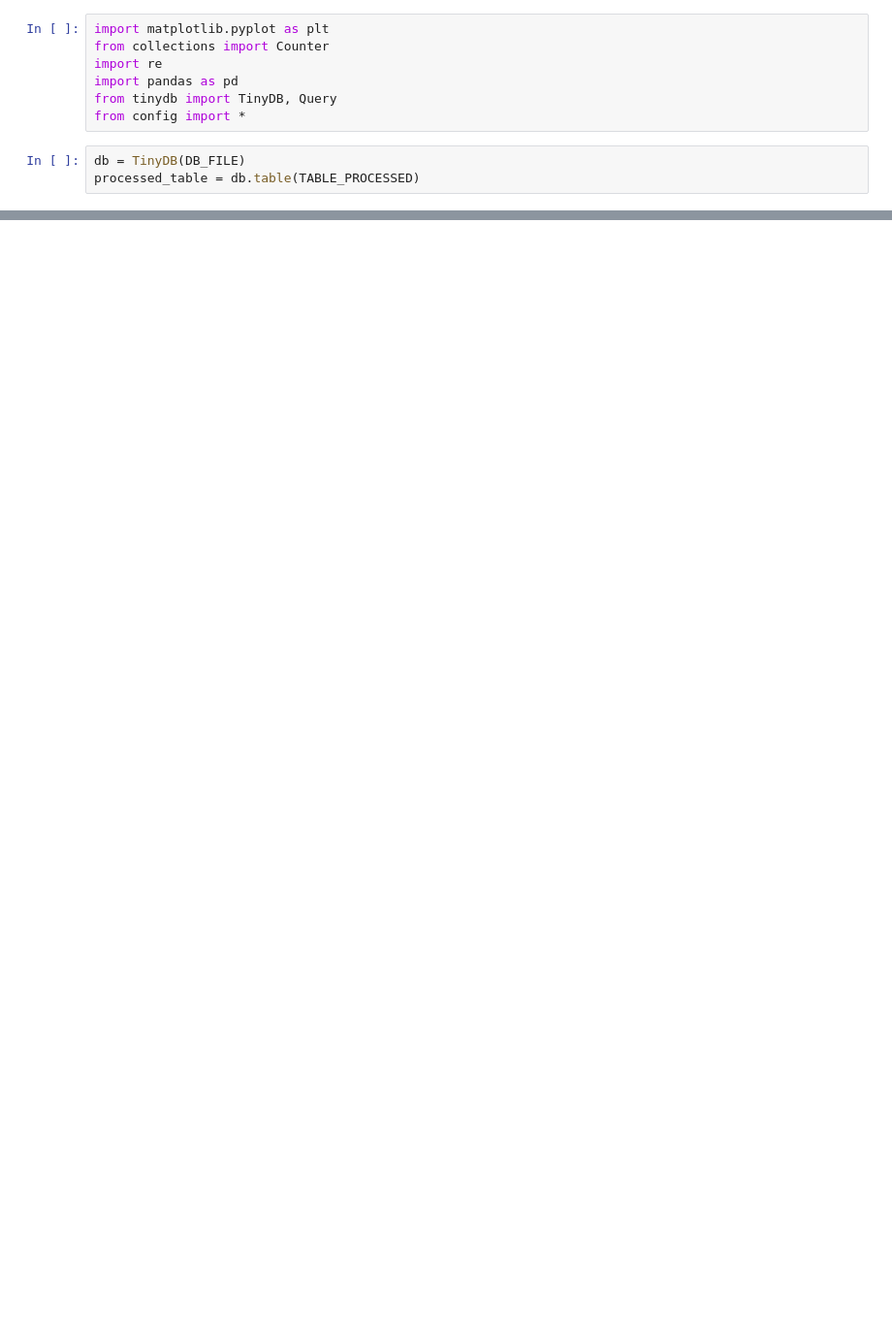
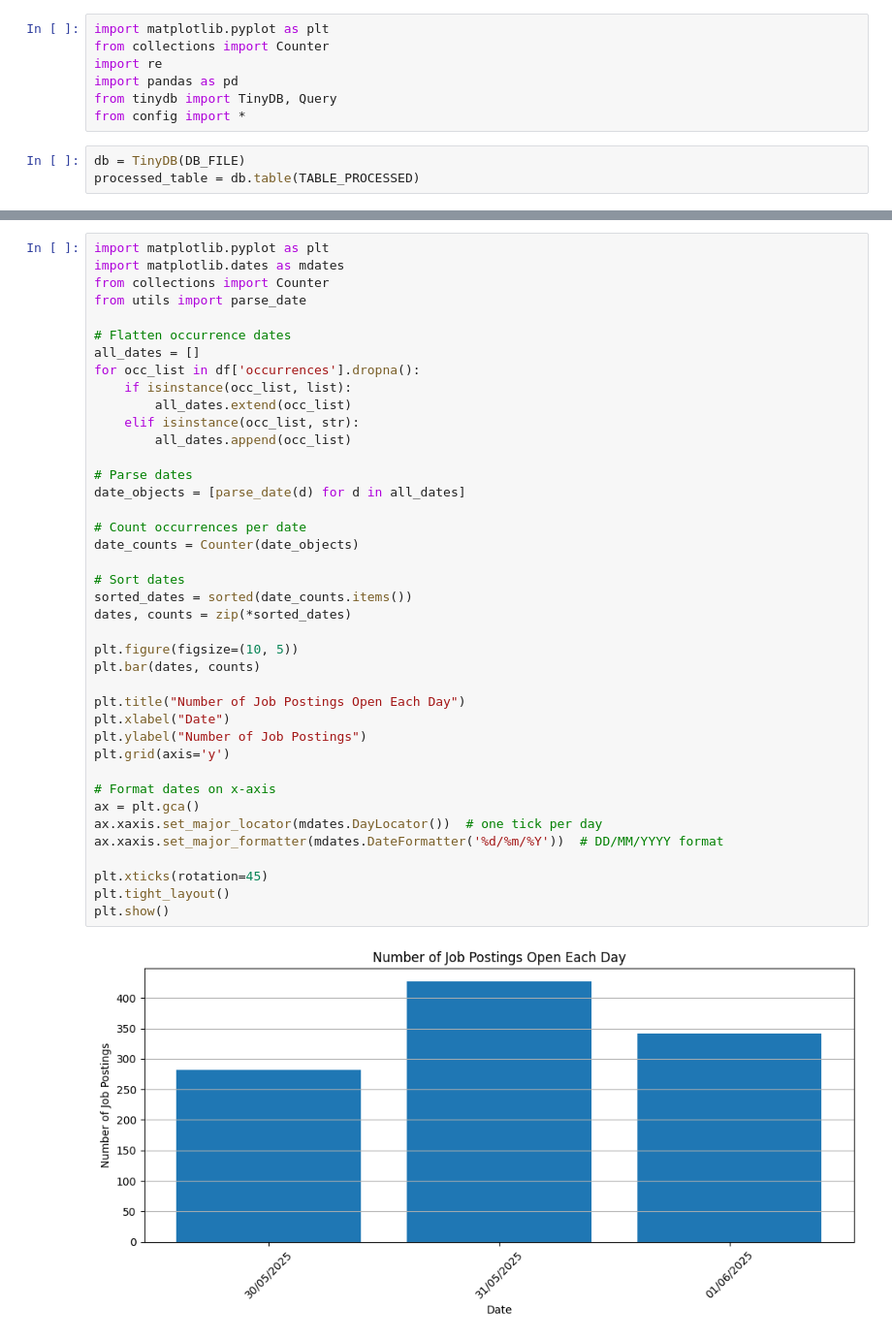
Before and after one commit to CatalinPlesu/job_market_md_refactor, a Jupyter notebook: job_analyzer.ipynb, the cells around one changed output, grey strips where cells are left out. Shown at 97% size. Saved outputs shown, nothing was run; the diff lists cells and outputs as text; blank space fills up the shorter version.

```diff
--- a/job_analyzer.ipynb
+++ b/job_analyzer.ipynb
@@ -41,3 +116,45 @@ memory usage: 86.8+ KB
+# %%
+import matplotlib.pyplot as plt
+import matplotlib.dates as mdates
+from collections import Counter
+from utils import parse_date
+
+# Flatten occurrence dates
+all_dates = []
+for occ_list in df['occurrences'].dropna():
+    if isinstance(occ_list, list):
+        all_dates.extend(occ_list)
+    elif isinstance(occ_list, str):
+        all_dates.append(occ_list)
+
+# Parse dates
+date_objects = [parse_date(d) for d in all_dates]
+
+# Count occurrences per date
+date_counts = Counter(date_objects)
+
+# Sort dates
+sorted_dates = sorted(date_counts.items())
+dates, counts = zip(*sorted_dates)
+
+plt.figure(figsize=(10, 5))
+plt.bar(dates, counts)
+
+plt.title("Number of Job Postings Open Each Day")
+plt.xlabel("Date")
+plt.ylabel("Number of Job Postings")
+plt.grid(axis='y')
+
+# Format dates on x-axis
+ax = plt.gca()
+ax.xaxis.set_major_locator(mdates.DayLocator())  # one tick per day
+ax.xaxis.set_major_formatter(mdates.DateFormatter('%d/%m/%Y'))  # DD/MM/YYYY format
+
+plt.xticks(rotation=45)
+plt.tight_layout()
+plt.show()
+# %% [output]
+[figure, added]
 # %%
 # most common words in job titles
 
```
Also changed, not shown: parts of 39 cells of this notebook, 1 other file.
